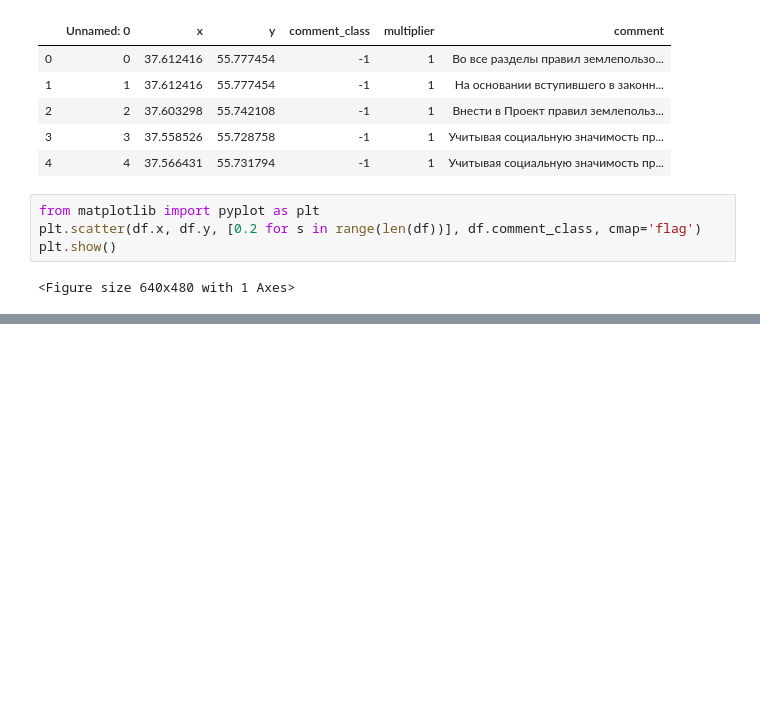
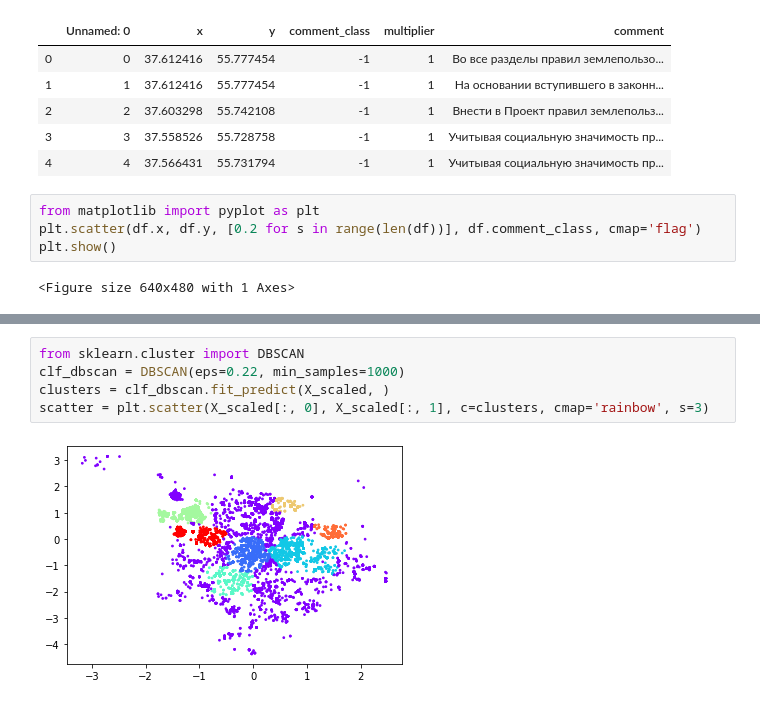
Before and after one commit to just-think/netology_aml, a Jupyter notebook: 5_Clastering/homework/homework clustering.ipynb, the cells around one changed output, grey strips where cells are left out. Saved outputs shown, nothing was run; the diff lists cells and outputs as text; blank space fills up the shorter version.

```diff
--- a/5_Clastering/homework/homework clustering.ipynb
+++ b/5_Clastering/homework/homework clustering.ipynb
@@ -74,0 +96,7 @@ clusters count 8
+# %%
+from sklearn.cluster import DBSCAN
+clf_dbscan = DBSCAN(eps=0.22, min_samples=1000)
+clusters = clf_dbscan.fit_predict(X_scaled, )
+scatter = plt.scatter(X_scaled[:, 0], X_scaled[:, 1], c=clusters, cmap='rainbow', s=3)
+# %% [output]
+[figure, added]
```
Also changed, not shown: parts of 25 cells of this notebook, 3 other files.
